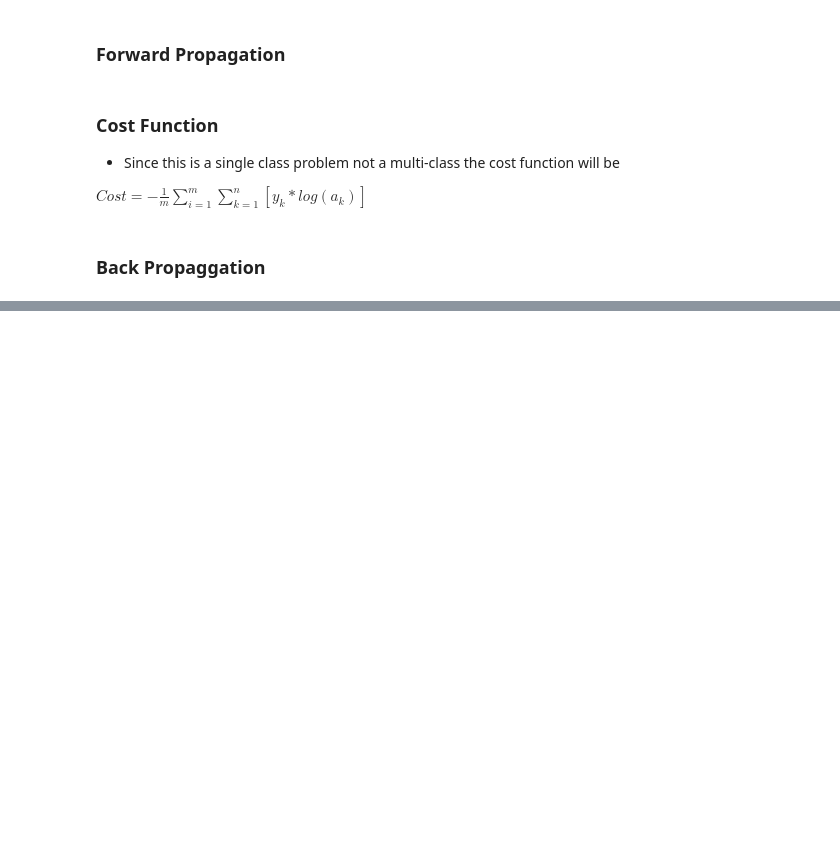
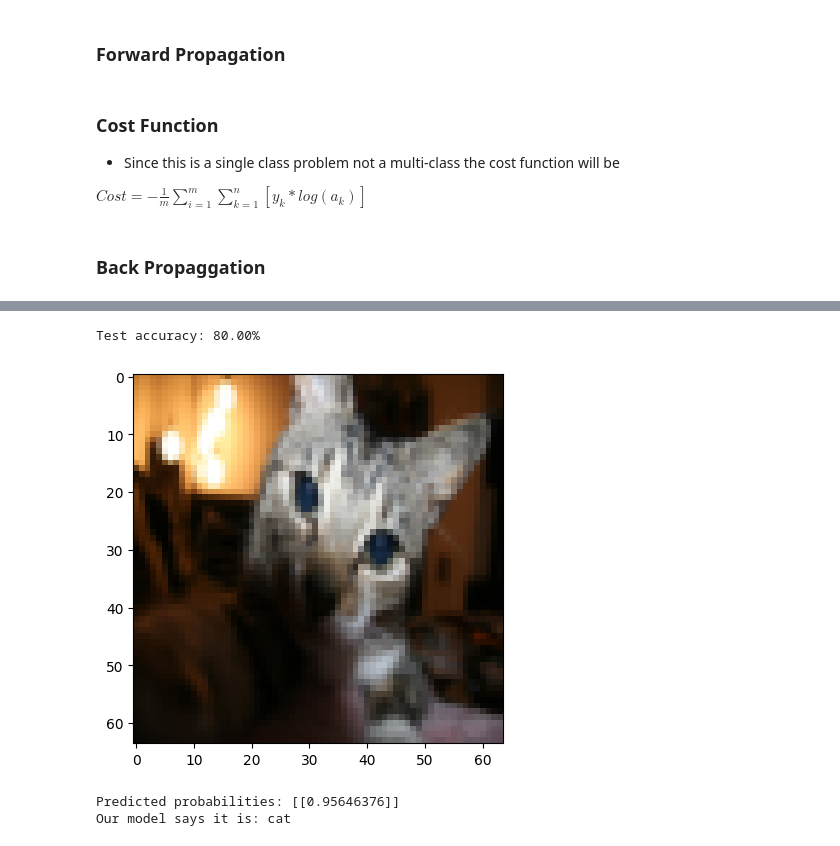
Before and after one commit to ayagamal1512/Cat-Images-Classification, a Jupyter notebook: DNN.ipynb, the cells around one changed output, grey strips where cells are left out. Saved outputs shown, nothing was run; the diff lists cells and outputs as text; code cells hidden in the pictures; blank space fills up the shorter version.

```diff
--- a/DNN.ipynb
+++ b/DNN.ipynb
@@ -169,0 +158,7 @@ def back_propagation(AL, Y,parameters,caches, activation):
+# %%
+def update_parameters(parameters, grads, learning_rate):
+    L = len(parameters)//2
+    for l in range(1, L):
+        parameters['W' + str(l)] = parameters['W' + str(l)] - learning_rate*grads['dW' + str(l)]
+        parameters['b' + str(l)] = parameters['b' + str(l)] - learning_rate*grads['db' + str(l)]
+    return parameters
@@ -169,0 +167,18 @@ def back_propagation(AL, Y,parameters,caches, activation):
+# %%
+def dnn_model(X, Y, layer_dims, learning_rate = 0.05, num_iterations = 2500):
+    parameters = initialize_parameters(layer_dims)
+    costs = []
+    for i in range(num_iterations):
+
+        AL, caches = forward_propagation(X, parameters)
+        cost = cost_function(AL, Y)
+        grads = back_propagation(AL, Y,parameters,caches)
+        parameters = update_parameters(parameters, grads, learning_rate)
+
+        if i % 100 == 0:
+            print("Cost after iteration %i: %f" %(i, cost))
+            costs.append(cost)
+    return parameters, costs
+# %%
+parameters,cost=dnn_model(X_train, Y_train, layer_dims, learning_rate = 0.05, num_iterations = 2500)
+print(cost)
@@ -169,0 +203,25 @@ def back_propagation(AL, Y,parameters,caches, activation):
+# %%
+def predict(X, parameters):
+    AL, _ = forward_propagation(X, parameters)
+    predictions = np.array(AL > 0.5).astype(int)
+    return predictions
+# %%
+predictions = predict(X_test, parameters)
+accuracy_test = np.mean(predictions == Y_test) * 100
+print("Test accuracy: {:.2f}%".format(accuracy_test))
+
+idx = int(random.randrange(0, X_test.shape[1]))
+
+plt.imshow(X_test[:, idx].reshape((64, 64, 3)))
+plt.show()
+A2, _ = forward_propagation(X_test[:, idx].reshape(X_test[:, idx].shape[0], 1), parameters)
+print("Predicted probabilities:", A2)
+a_pred = (A2 > 0.5).astype(int)
+# Map the predicted class to a label
+label = "cat" if a_pred[0, 0] == 1 else "not cat"
+print("Our model says it is:", label)
+# %% [output]
+Test accuracy: 80.00%
+[figure, added]
+Predicted probabilities: [[0.95646376]]
+Our model says it is: cat
```
Also changed, not shown: parts of 8 cells of this notebook.
